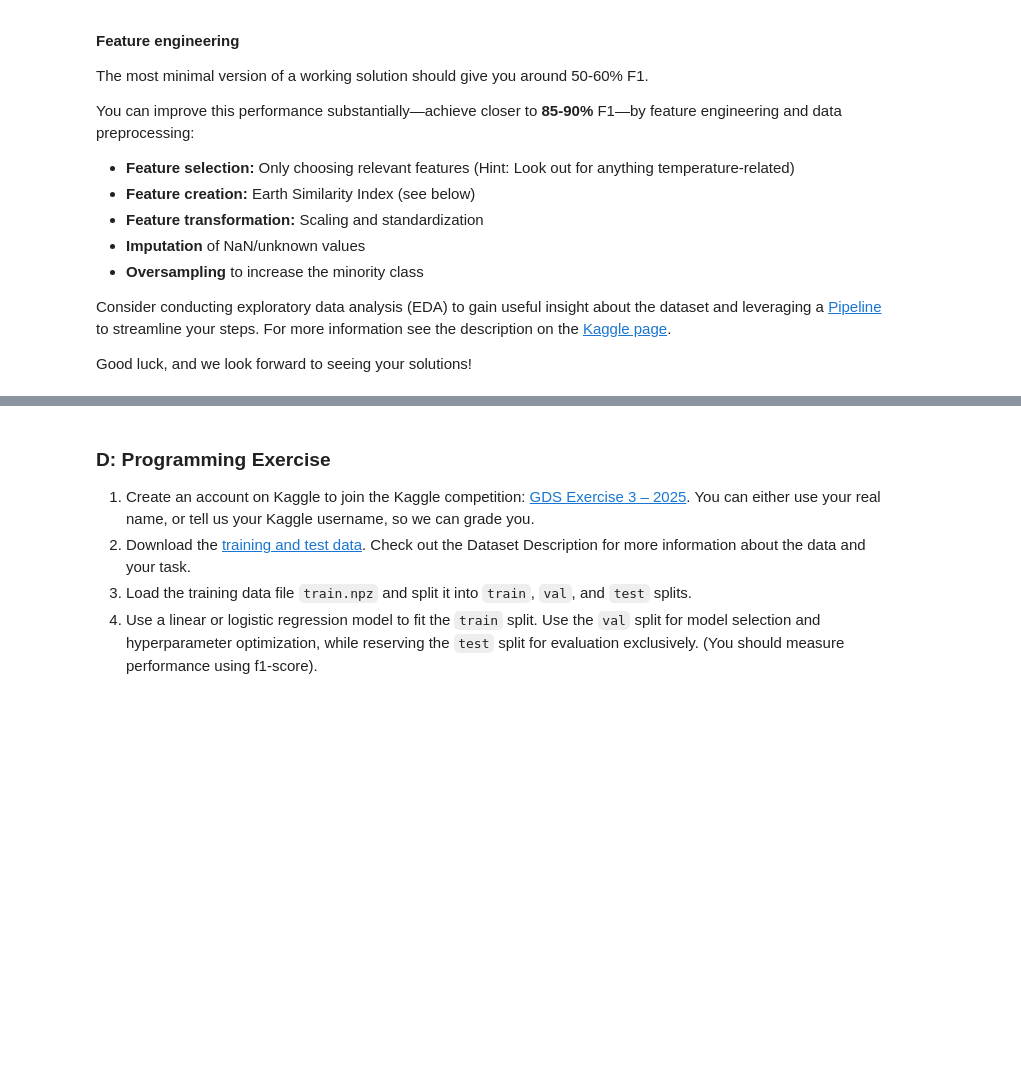
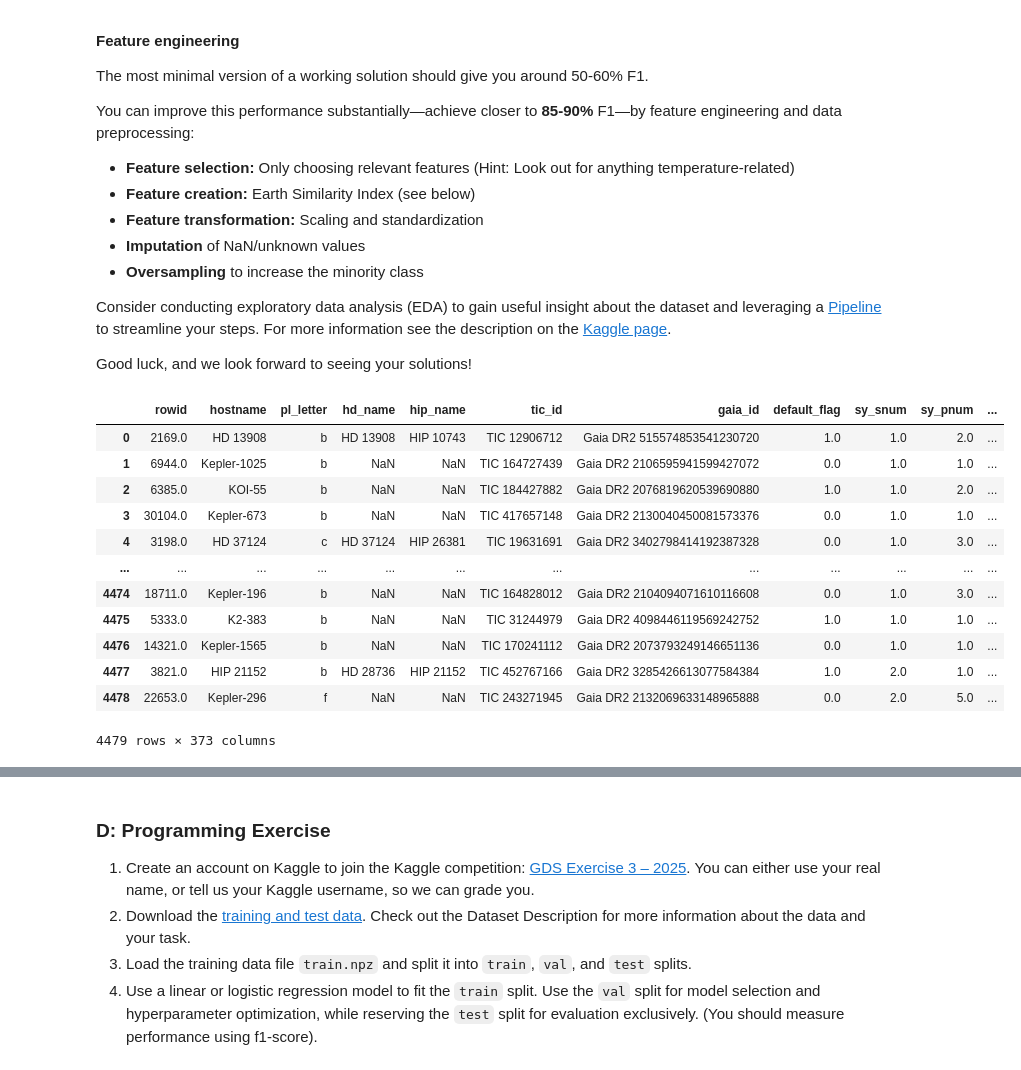
Before and after one commit to P1N60/Uni, a Jupyter notebook: VS-Code/GDS/GDS3_a/exercise3.ipynb, the cells around one changed output, grey strips where cells are left out. Drawn from its saved outputs; the diff is of its cells as text; code cells hidden in the pictures; blank space fills up the shorter version.

```diff
--- a/VS-Code/GDS/GDS3_a/exercise3.ipynb
+++ b/VS-Code/GDS/GDS3_a/exercise3.ipynb
@@ -194,3 +196,22 @@ Consider conducting exploratory data analysis (EDA) to gain useful insight about
 
 
 Good luck, and we look forward to seeing your solutions!
+# %%
+import pandas as pd
+
+data = pd.read_csv('train.csv')
+data
+# %% [output]
+|  | rowid | hostname | pl_letter | hd_name | hip_name | tic_id | gaia_id | default_flag | sy_snum | sy_pnum | ... |
+| 0 | 2169.0 | HD 13908 | b | HD 13908 | HIP 10743 | TIC 12906712 | Gaia DR2 515574853541230720 | 1.0 | 1.0 | 2.0 | ... |
+| 1 | 6944.0 | Kepler-1025 | b | NaN | NaN | TIC 164727439 | Gaia DR2 2106595941599427072 | 0.0 | 1.0 | 1.0 | ... |
+| 2 | 6385.0 | KOI-55 | b | NaN | NaN | TIC 184427882 | Gaia DR2 2076819620539690880 | 1.0 | 1.0 | 2.0 | ... |
+| 3 | 30104.0 | Kepler-673 | b | NaN | NaN | TIC 417657148 | Gaia DR2 2130040450081573376 | 0.0 | 1.0 | 1.0 | ... |
+| 4 | 3198.0 | HD 37124 | c | HD 37124 | HIP 26381 | TIC 19631691 | Gaia DR2 3402798414192387328 | 0.0 | 1.0 | 3.0 | ... |
+| ... | ... | ... | ... | ... | ... | ... | ... | ... | ... | ... | ... |
+| 4474 | 18711.0 | Kepler-196 | b | NaN | NaN | TIC 164828012 | Gaia DR2 2104094071610116608 | 0.0 | 1.0 | 3.0 | ... |
+| 4475 | 5333.0 | K2-383 | b | NaN | NaN | TIC 31244979 | Gaia DR2 4098446119569242752 | 1.0 | 1.0 | 1.0 | ... |
+| 4476 | 14321.0 | Kepler-1565 | b | NaN | NaN | TIC 170241112 | Gaia DR2 2073793249146651136 | 0.0 | 1.0 | 1.0 | ... |
+| 4477 | 3821.0 | HIP 21152 | b | HD 28736 | HIP 21152 | TIC 452767166 | Gaia DR2 3285426613077584384 | 1.0 | 2.0 | 1.0 | ... |
+| 4478 | 22653.0 | Kepler-296 | f | NaN | NaN | TIC 243271945 | Gaia DR2 2132069633148965888 | 0.0 | 2.0 | 5.0 | ... |
+4479 rows × 373 columns
```
Also changed, not shown: parts of 10 cells of this notebook, 1 other file.
